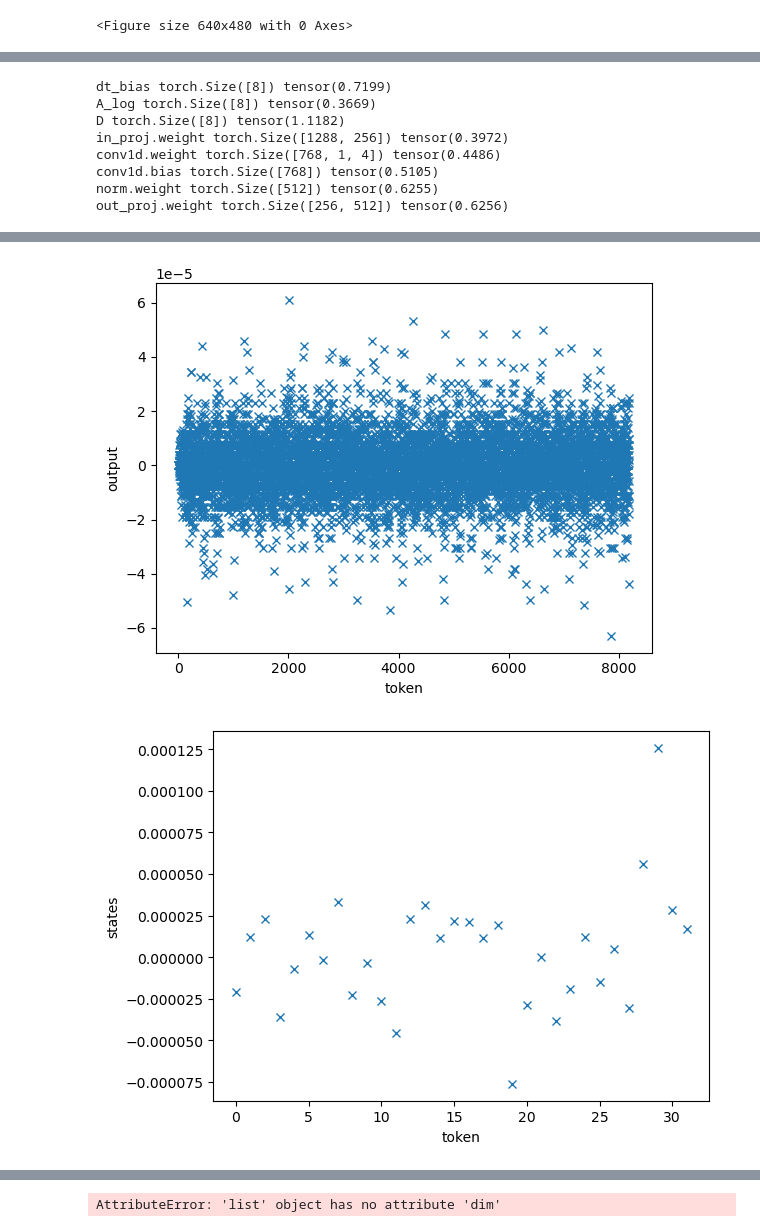
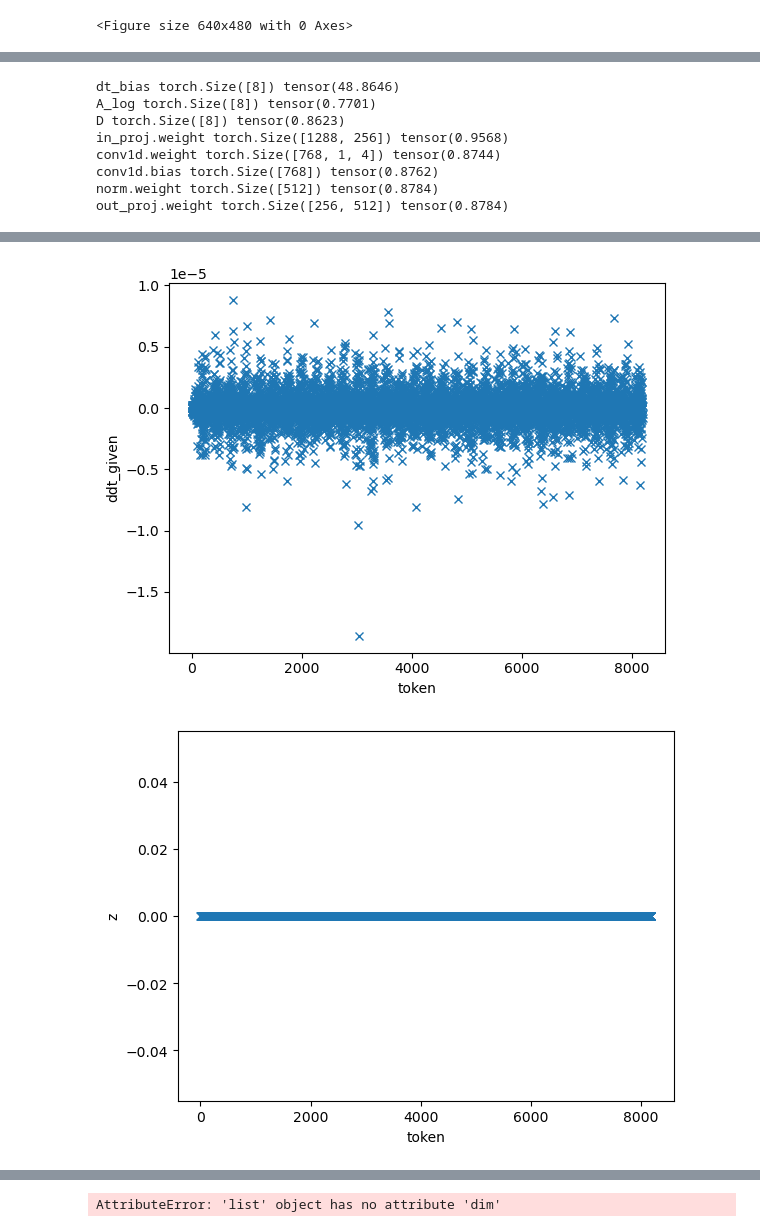
Before and after one commit to state-spaces/mamba, a Jupyter notebook: tests.ipynb, the cells around one changed output, grey strips where cells are left out. Drawn from its saved outputs; the diff is of its cells as text; code cells hidden in the pictures.

```diff
--- a/tests.ipynb
+++ b/tests.ipynb
@@ -713,7 +661,7 @@ import os
 import torch
 dist_dir = 'par_save'
 ser_dir = 'ser_save'
-files = ['input','output', 'grad_dict','states','passed_states','final_states','dstates','dpassed_states','bw_states','ddA_chunk_cumsum']
+files = ['input','output', 'grad_dict','ddt','ddt_given','z','dz', 'out'] #,'states','passed_states','final_states','dstates','dpassed_states','bw_states','ddA_chunk_cumsum']
 dist_dict = {}
 num_gpus=8
 dir = dist_dir
@@ -807,30 +758,41 @@ for (k,v),(k2,v2) in zip(ser_dict['grad_dict'][0].items(),dist_dict['grad_dict']
     #plt.figure()
     #plt.hist((v-v2).div(v).flatten())
 # %% [output]
-dt_bias torch.Size([8]) tensor(0.7199)
-A_log torch.Size([8]) tensor(0.3669)
-D torch.Size([8]) tensor(1.1182)
-in_proj.weight torch.Size([1288, 256]) tensor(0.3972)
-conv1d.weight torch.Size([768, 1, 4]) tensor(0.4486)
-conv1d.bias torch.Size([768]) tensor(0.5105)
-norm.weight torch.Size([512]) tensor(0.6255)
-out_proj.weight torch.Size([256, 512]) tensor(0.6256)
+dt_bias torch.Size([8]) tensor(48.8646)
+A_log torch.Size([8]) tensor(0.7701)
+D torch.Size([8]) tensor(0.8623)
+in_proj.weight torch.Size([1288, 256]) tensor(0.9568)
+conv1d.weight torch.Size([768, 1, 4]) tensor(0.8744)
+conv1d.bias torch.Size([768]) tensor(0.8762)
+norm.weight torch.Size([512]) tensor(0.8784)
+out_proj.weight torch.Size([256, 512]) tensor(0.8784)
 # %%
 from einops import rearrange
 for (k,v),(k2,v2) in zip(ser_dict.items(),dist_dict.items()):
-    if k in ['grad_dict','final_states']:
+    if k in ['grad_dict','final_states','input','output']:
         continue
     if k in ['ddA_chunk_cumsum']:
         v = [rearrange(x,'i j c -> i c j') for x in v]
         v2 = [rearrange(x,'i j c -> i c j') for x in v2]
-
+    if k in ['ddt']:
+        v = [rearrange(x,'i j c k -> i c j k') for x in v]
+        v2 = [rearrange(x,'i j c k-> i c j k') for x in v2]
+    if k in ['dz']:
+        v = [x.unsqueeze(0) for x in v]
+        v2 = [x.unsqueeze(0) for x in v2]
+    print(k)
     print(k,k2,v[0].shape,v2[0].shape)
     v1_cat = v[0].detach()
     v2_cat = torch.cat(v2, dim=1).detach()
     print(v1_cat.shape,v2_cat.shape)
     dim = [0] + list(range(v1_cat.dim()))[2:]
+    print(dim)
     plt.figure()
     plt.ylabel(k)
     plt.xlabel('token')
-    plt.plot(v1_cat.sum(dim=dim) - v2_cat.sum(dim=dim),'x')
+    try:
+        plt.plot(v1_cat.sum(dim=dim)-v2_cat.sum(dim=dim),'x')
+    except:
+        plt.plot(v1_cat.sum(dim=dim),'o')
+        plt.plot(v2_cat.sum(dim=dim),'x')
 # %% [output]
@@ -854,2 +820,2 @@ torch.Size([8, 32, 8]) torch.Size([8, 32, 8])
-[figure, old version]
+[figure, new version]
-[figure, old version]
+[figure, new version]
```
Also changed, not shown: parts of 16 cells of this notebook, 3 other files.
